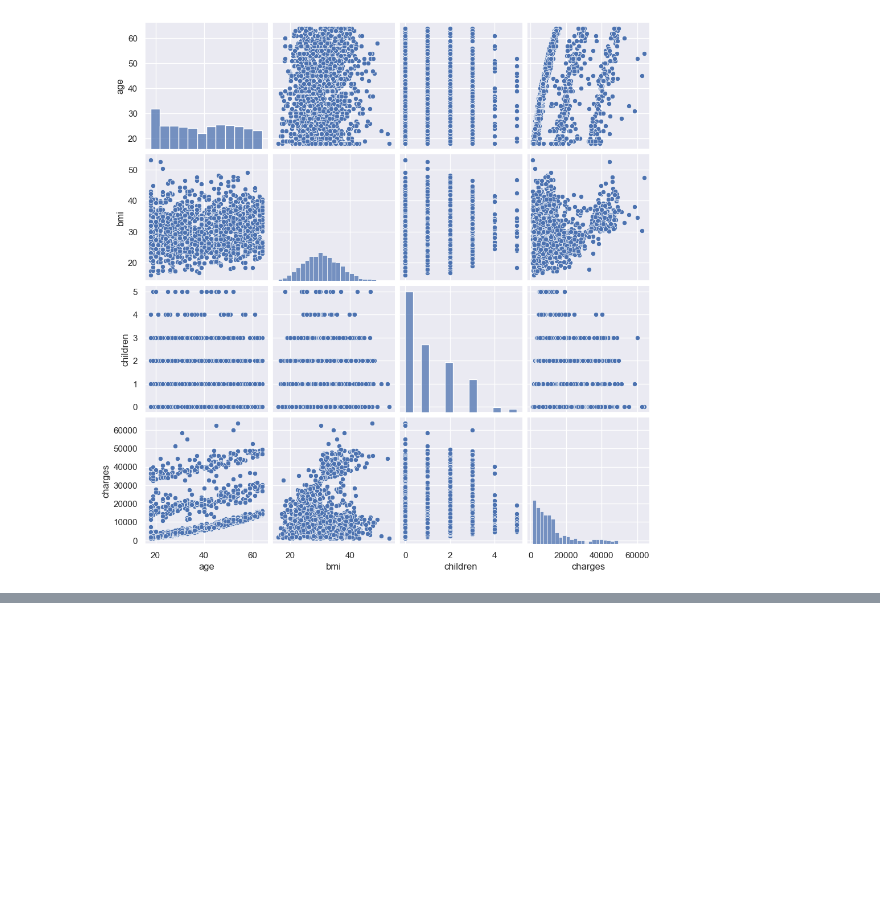
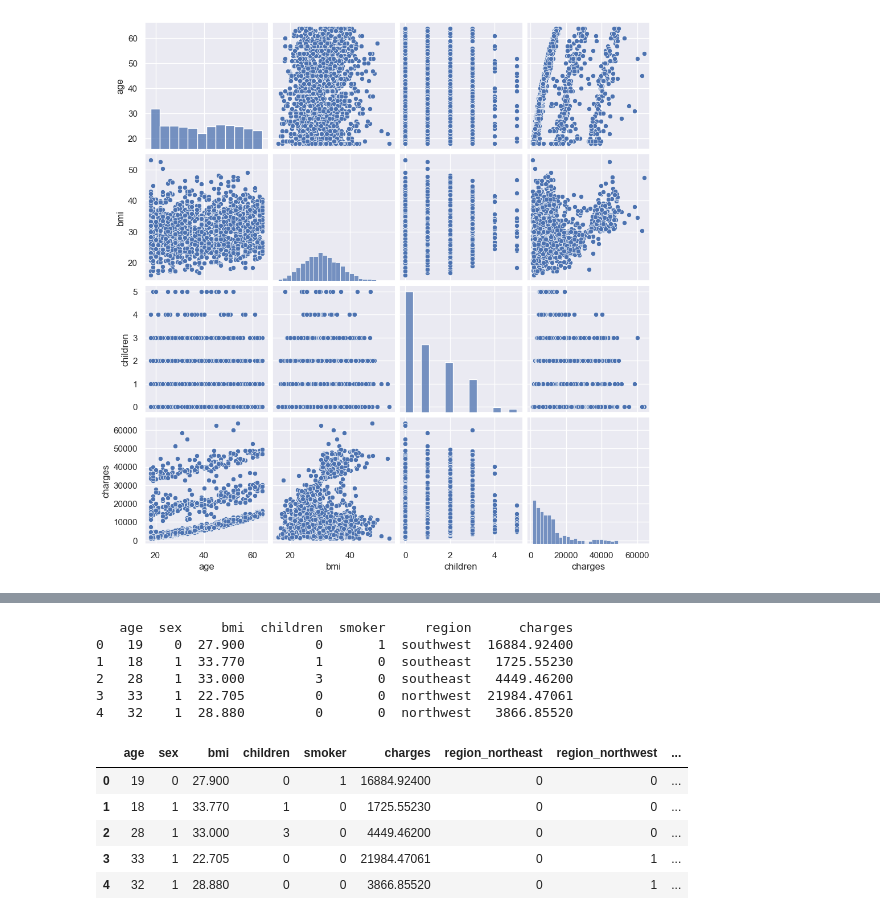
Before and after one commit to MikaMohd/Project-4-Group-7, a Jupyter notebook: group_7_RandomForrestRegressor.ipynb, the cells around one changed output, grey strips where cells are left out. Cells and saved outputs as stored; diff of their text form; code cells hidden in the pictures; blank space fills up the shorter version.

```diff
--- a/group_7_RandomForrestRegressor.ipynb
+++ b/group_7_RandomForrestRegressor.ipynb
@@ -208,0 +217,26 @@ plt.show()
+# %%
+#Change the 'male' and 'female' to numerical data in the 'sex' column
+h_data['sex'] = h_data['sex'].map({'female': 0, 'male': 1})
+
+#Change the 'yes' and 'no' values to numerical data in the 'smoker' column
+h_data['smoker'] = h_data['smoker'].map({'no': 0, 'yes': 1})
+
+print(h_data.head())
+# %% [output]
+   age  sex     bmi  children  smoker     region      charges
+0   19    0  27.900         0       1  southwest  16884.92400
+1   18    1  33.770         1       0  southeast   1725.55230
+2   28    1  33.000         3       0  southeast   4449.46200
+3   33    1  22.705         0       0  northwest  21984.47061
+4   32    1  28.880         0       0  northwest   3866.85520
+# %%
+#Use get_dummies to convert categorical regions column to numeric
+h_data = pd.get_dummies(h_data)
+h_data.head()
+# %% [output]
+|  | age | sex | bmi | children | smoker | charges | region_northeast | region_northwest | ... |
+| 0 | 19 | 0 | 27.900 | 0 | 1 | 16884.92400 | 0 | 0 | ... |
+| 1 | 18 | 1 | 33.770 | 1 | 0 | 1725.55230 | 0 | 0 | ... |
+| 2 | 28 | 1 | 33.000 | 3 | 0 | 4449.46200 | 0 | 0 | ... |
+| 3 | 33 | 1 | 22.705 | 0 | 0 | 21984.47061 | 0 | 1 | ... |
+| 4 | 32 | 1 | 28.880 | 0 | 0 | 3866.85520 | 0 | 1 | ... |
```
Also changed, not shown: parts of 9 cells of this notebook.
